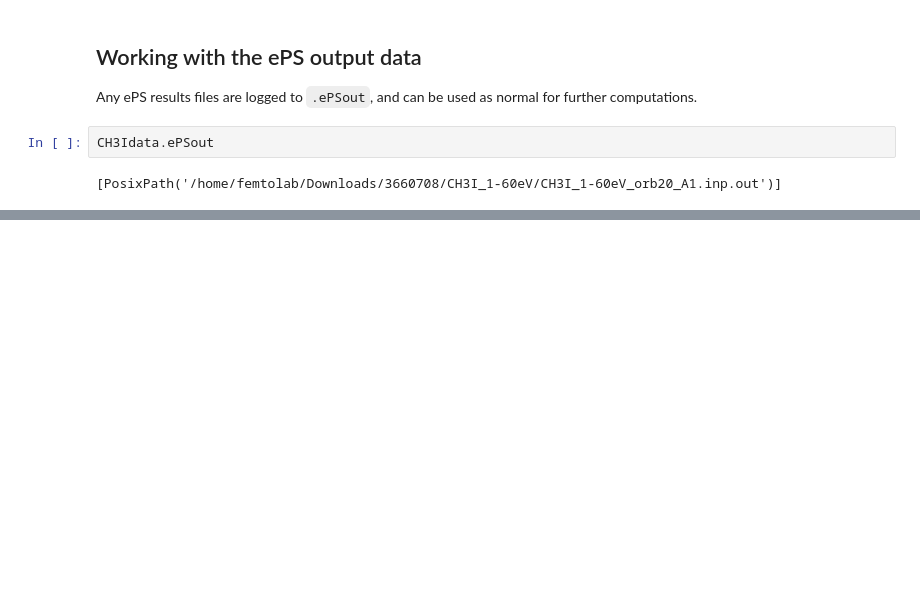
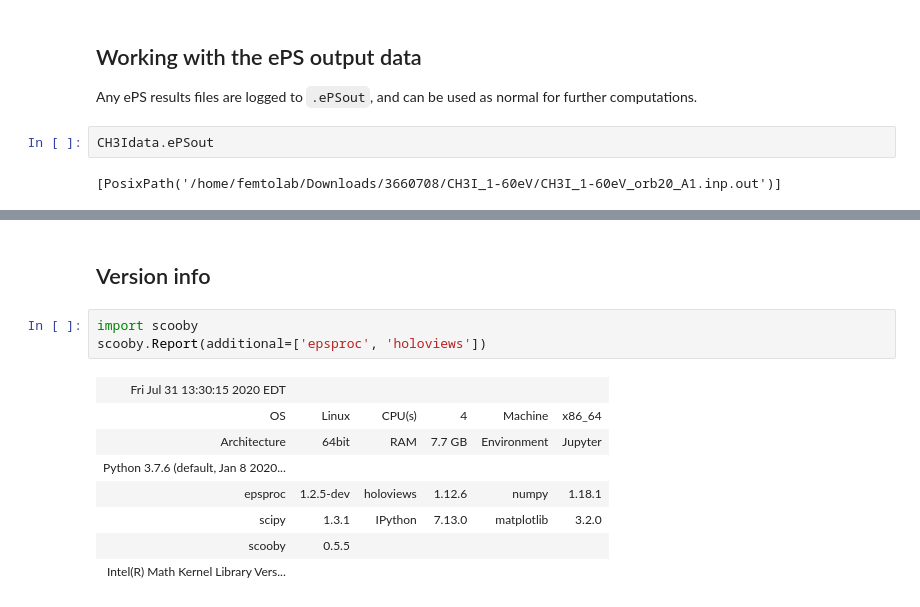
Before and after one commit to phockett/ePSproc, a Jupyter notebook: docs/doc-source/demos/ePSdata_download_demo_300720.ipynb, the cells around one changed output, grey strips where cells are left out. Drawn from its saved outputs; the diff is of its cells as text; blank space fills up the shorter version.

```diff
--- a/docs/doc-source/demos/ePSdata_download_demo_300720.ipynb
+++ b/docs/doc-source/demos/ePSdata_download_demo_300720.ipynb
@@ -205,0 +239,14 @@ Processed 48 sets of DumpIdy file segments, (0 blank)
+# %% [markdown]
+## Version info
+# %%
+import scooby
+scooby.Report(additional=['epsproc', 'holoviews'])
+# %% [output]
+| Fri Jul 31 13:30:15 2020 EDT |  |  |  |  |  |
+| OS | Linux | CPU(s) | 4 | Machine | x86_64 |
+| Architecture | 64bit | RAM | 7.7 GB | Environment | Jupyter |
+| Python 3.7.6 (default, Jan 8 2020... |  |  |  |  |  |
+| epsproc | 1.2.5-dev | holoviews | 1.12.6 | numpy | 1.18.1 |
+| scipy | 1.3.1 | IPython | 7.13.0 | matplotlib | 3.2.0 |
+| scooby | 0.5.5 |  |  |  |  |
+| Intel(R) Math Kernel Library Vers... |  |  |  |  |  |
```
Also changed, not shown: parts of 12 cells of this notebook, 2 other files.
